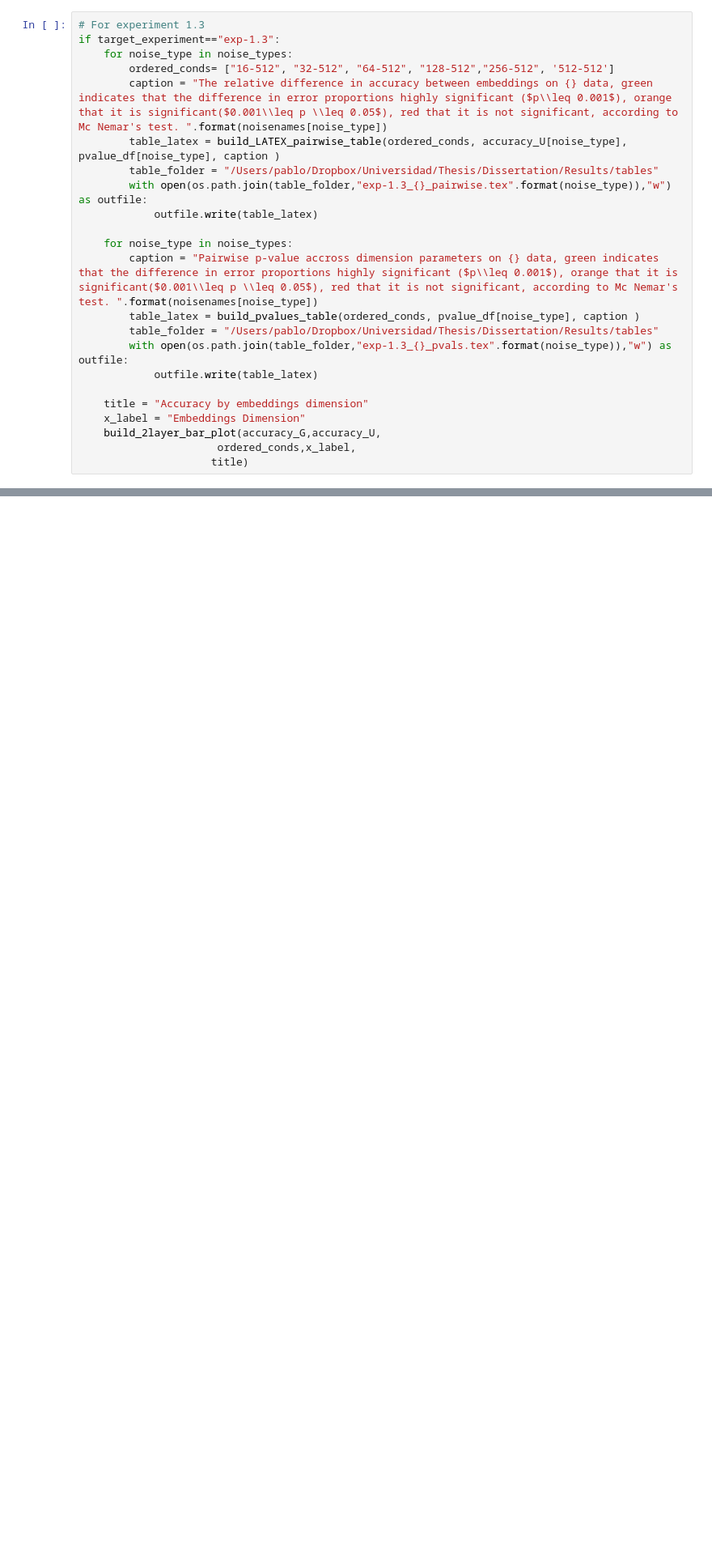
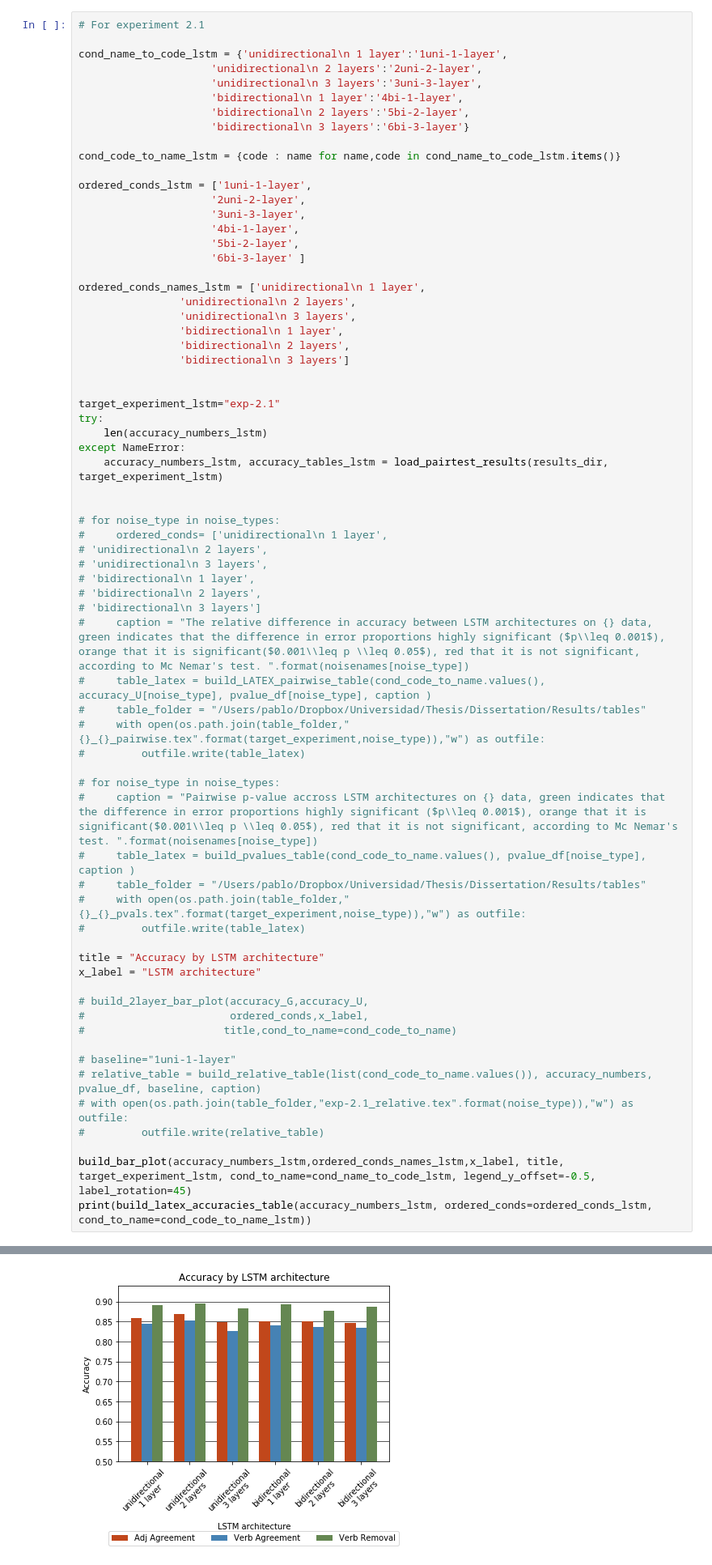
Before and after one commit to LinguoMalkavian/darth_linguo, a Jupyter notebook: python/paired_eval.ipynb, the cells around one changed output, grey strips where cells are left out. Shown at 81% size. Drawn from its saved outputs; the diff is of its cells as text; blank space fills up the shorter version.

```diff
--- a/python/paired_eval.ipynb
+++ b/python/paired_eval.ipynb
@@ -445,23 +429,69 @@ relative_table
 # %%
-# For experiment 1.3
-if target_experiment=="exp-1.3":
-    for noise_type in noise_types:
-        ordered_conds= ["16-512", "32-512", "64-512", "128-512","256-512", '512-512']
-        caption = "The relative difference in accuracy between embeddings on {} data, green indicates that the difference in error proportions highly significant ($p\\leq 0.001$), orange that it is significant($0.001\\leq p \\leq 0.05$), red that it is not significant, according to Mc Nemar's test. ".format(noisenames[noise_type])
-        table_latex = build_LATEX_pairwise_table(ordered_conds, accuracy_U[noise_type], pvalue_df[noise_type], caption )
-        table_folder = "/Users/pablo/Dropbox/Universidad/Thesis/Dissertation/Results/tables"
-        with open(os.path.join(table_folder,"exp-1.3_{}_pairwise.tex".format(noise_type)),"w") as outfile:
-            outfile.write(table_latex)
+# For experiment 2.1
 
-    for noise_type in noise_types:
-        caption = "Pairwise p-value accross dimension parameters on {} data, green indicates that the difference in error proportions highly significant ($p\\leq 0.001$), orange that it is significant($0.001\\leq p \\leq 0.05$), red that it is not significant, according to Mc Nemar's test. ".format(noisenames[noise_type])
-        table_latex = build_pvalues_table(ordered_conds, pvalue_df[noise_type], caption )
-        table_folder = "/Users/pablo/Dropbox/Universidad/Thesis/Dissertation/Results/tables"
-        with open(os.path.join(table_folder,"exp-1.3_{}_pvals.tex".format(noise_type)),"w") as outfile:
-            outfile.write(table_latex)
+cond_name_to_code_lstm = {'unidirectional\n 1 layer':'1uni-1-layer',
+                     'unidirectional\n 2 layers':'2uni-2-layer',
+                     'unidirectional\n 3 layers':'3uni-3-layer',
+                     'bidirectional\n 1 layer':'4bi-1-layer',
+                     'bidirectional\n 2 layers':'5bi-2-layer',
+                     'bidirectional\n 3 layers':'6bi-3-layer'}
 
-    title = "Accuracy by embeddings dimension"
-    x_label = "Embeddings Dimension"
-    build_2layer_bar_plot(accuracy_G,accuracy_U,
-                      ordered_conds,x_label,
-                     title)
+cond_code_to_name_lstm = {code : name for name,code in cond_name_to_code_lstm.items()}
+
+ordered_conds_lstm = ['1uni-1-layer',
+                     '2uni-2-layer',
+                     '3uni-3-layer',
+                     '4bi-1-layer',
+                     '5bi-2-layer',
+                     '6bi-3-layer' ]
+
+ordered_conds_names_lstm = ['unidirectional\n 1 layer',
+                'unidirectional\n 2 layers',
+                'unidirectional\n 3 layers',
+                'bidirectional\n 1 layer',
+                'bidirectional\n 2 layers',
+                'bidirectional\n 3 layers']
+
+
+target_experiment_lstm="exp-2.1"
+try:
+    len(accuracy_numbers_lstm)
+except NameError:
+    accuracy_numbers_lstm, accuracy_tables_lstm = load_pairtest_results(results_dir, target_experiment_lstm)
+
+
+# for noise_type in noise_types:
+#     ordered_conds= ['unidirectional\n 1 layer',
+# 'unidirectional\n 2 layers',
+# 'unidirectional\n 3 layers',
+# 'bidirectional\n 1 layer',
+# 'bidirectional\n 2 layers',
+# 'bidirectional\n 3 layers']
+#     caption = "The relative difference in accuracy between LSTM architectures on {} data, green indicates that the difference in error proportions highly significant ($p\\leq 0.001$), orange that it is significant($0.001\\leq p \\leq 0.05$), red that it is not significant, according to Mc Nemar's test. ".format(noisenames[noise_type])
+#     table_latex = build_LATEX_pairwise_table(cond_code_to_name.values(), accuracy_U[noise_type], pvalue_df[noise_type], caption )
+#     table_folder = "/Users/pablo/Dropbox/Universidad/Thesis/Dissertation/Results/tables"
+#     with open(os.path.join(table_folder,"{}_{}_pairwise.tex".format(target_experiment,noise_type)),"w") as outfile:
+#         outfile.write(table_latex)
+
+# for noise_type in noise_types:
+#     caption = "Pairwise p-value accross LSTM architectures on {} data, green indicates that the difference in error proportions highly significant ($p\\leq 0.001$), orange that it is significant($0.001\\leq p \\leq 0.05$), red that it is not significant, according to Mc Nemar's test. ".format(noisenames[noise_type])
+#     table_latex = build_pvalues_table(cond_code_to_name.values(), pvalue_df[noise_type], caption )
+#     table_folder = "/Users/pablo/Dropbox/Universidad/Thesis/Dissertation/Results/tables"
+#     with open(os.path.join(table_folder,"{}_{}_pvals.tex".format(target_experiment,noise_type)),"w") as outfile:
+#         outfile.write(table_latex)
+
+title = "Accuracy by LSTM architecture"
+x_label = "LSTM architecture"
+
+# build_2layer_bar_plot(accuracy_G,accuracy_U,
+#                       ordered_conds,x_label,
+#                      title,cond_to_name=cond_code_to_name)
+
+# baseline="1uni-1-layer"
+# relative_table = build_relative_table(list(cond_code_to_name.values()), accuracy_numbers, pvalue_df, baseline, caption)
+# with open(os.path.join(table_folder,"exp-2.1_relative.tex".format(noise_type)),"w") as outfile:
+#         outfile.write(relative_table)
+
+build_bar_plot(accuracy_numbers_lstm,ordered_conds_names_lstm,x_label, title, target_experiment_lstm, cond_to_name=cond_name_to_code_lstm, legend_y_offset=-0.5, label_rotation=45)
+print(build_latex_accuracies_table(accuracy_numbers_lstm, ordered_conds=ordered_conds_lstm, cond_to_name=cond_code_to_name_lstm))
+# %% [output]
@@ -467,0 +515 @@ if target_experiment=="exp-1.3":
+[figure, added]
```
Also changed, not shown: parts of 20 cells of this notebook, 3 other files.
